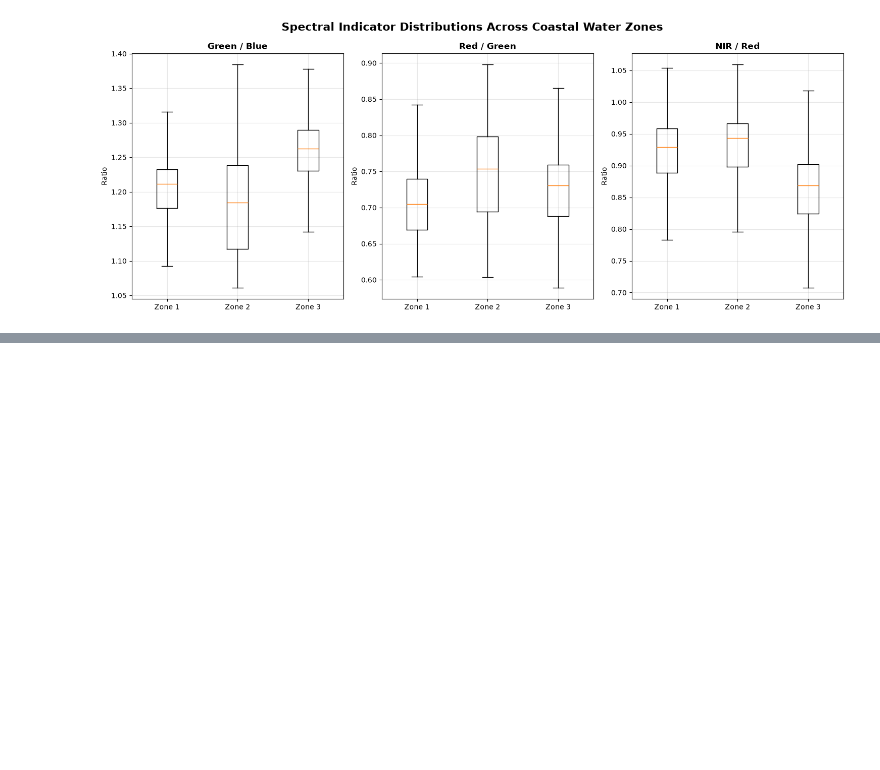
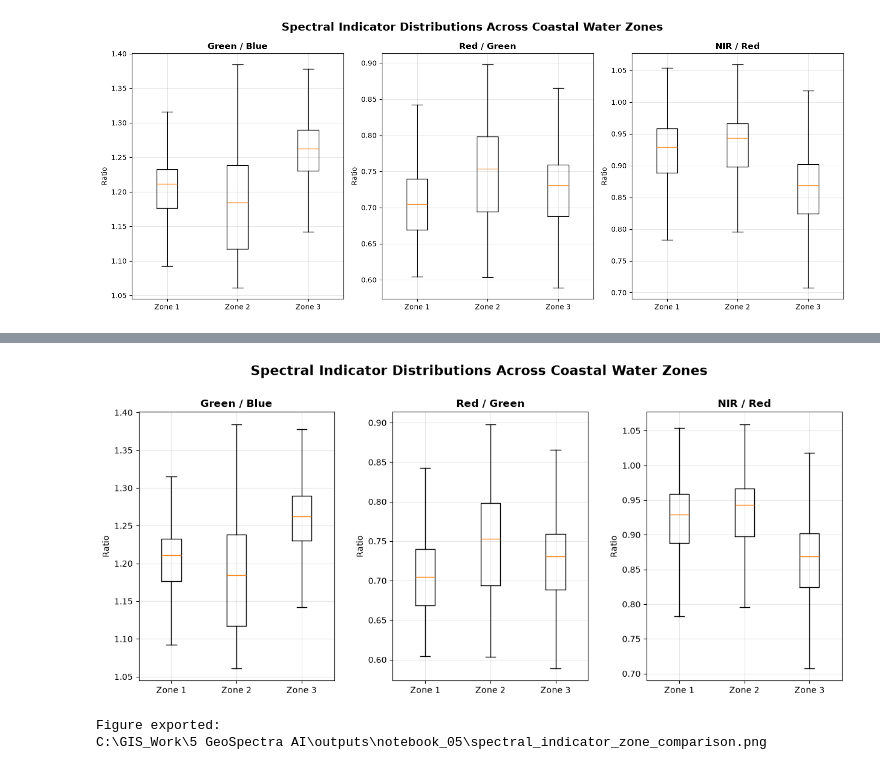
Before and after one commit to Keerthivasan2899/Geospectra-AI-belize-water-quality, a Jupyter notebook: notebooks/05_Coastal_Water_Quality__Feature_Mapping.ipynb, the cells around one changed output, grey strips where cells are left out. Cells and saved outputs as stored; diff of their text form; code cells hidden in the pictures; blank space fills up the shorter version.

```diff
--- a/notebooks/05_Coastal_Water_Quality__Feature_Mapping.ipynb
+++ b/notebooks/05_Coastal_Water_Quality__Feature_Mapping.ipynb
@@ -808,0 +960,63 @@ IndexError: only integers, slices (`:`), ellipsis (`...`), numpy.newaxis (`None`
+# %%
+#30_Final zone comparison figure
+
+fig, axes = plt.subplots(
+    1, 3,
+    figsize=(15, 6)
+)
+
+indicator_names = [
+    "Green / Blue",
+    "Red / Green",
+    "NIR / Red"
+]
+
+for ax, name in zip(axes, indicator_names):
+
+    data = [
+        zone_statistics[1][name],
+        zone_statistics[2][name],
+        zone_statistics[3][name]
+    ]
+
+    ax.boxplot(
+        data,
+        tick_labels=["Zone 1", "Zone 2", "Zone 3"],
+        showfliers=False
+    )
+
+    ax.set_title(
+        name,
+        fontweight="bold"
+    )
+
+    ax.set_ylabel("Ratio")
+    ax.grid(True, alpha=0.3)
+
+fig.suptitle(
+    "Spectral Indicator Distributions Across Coastal Water Zones",
+    fontsize=16,
+    fontweight="bold"
+)
+
+fig.subplots_adjust(
+    top=0.85,
+    wspace=0.3
+)
+
+boxplot_path = OUTPUT_DIR / "spectral_indicator_zone_comparison.png"
+
+fig.savefig(
+    boxplot_path,
+    dpi=300,
+    bbox_inches="tight"
+)
+
+plt.show()
+
+print("Figure exported:")
+print(boxplot_path)
+# %% [output]
+[figure, added]
+Figure exported:
+C:\GIS_Work\5 GeoSpectra AI\outputs\notebook_05\spectral_indicator_zone_comparison.png
```
Also changed, not shown: parts of 9 cells of this notebook.
